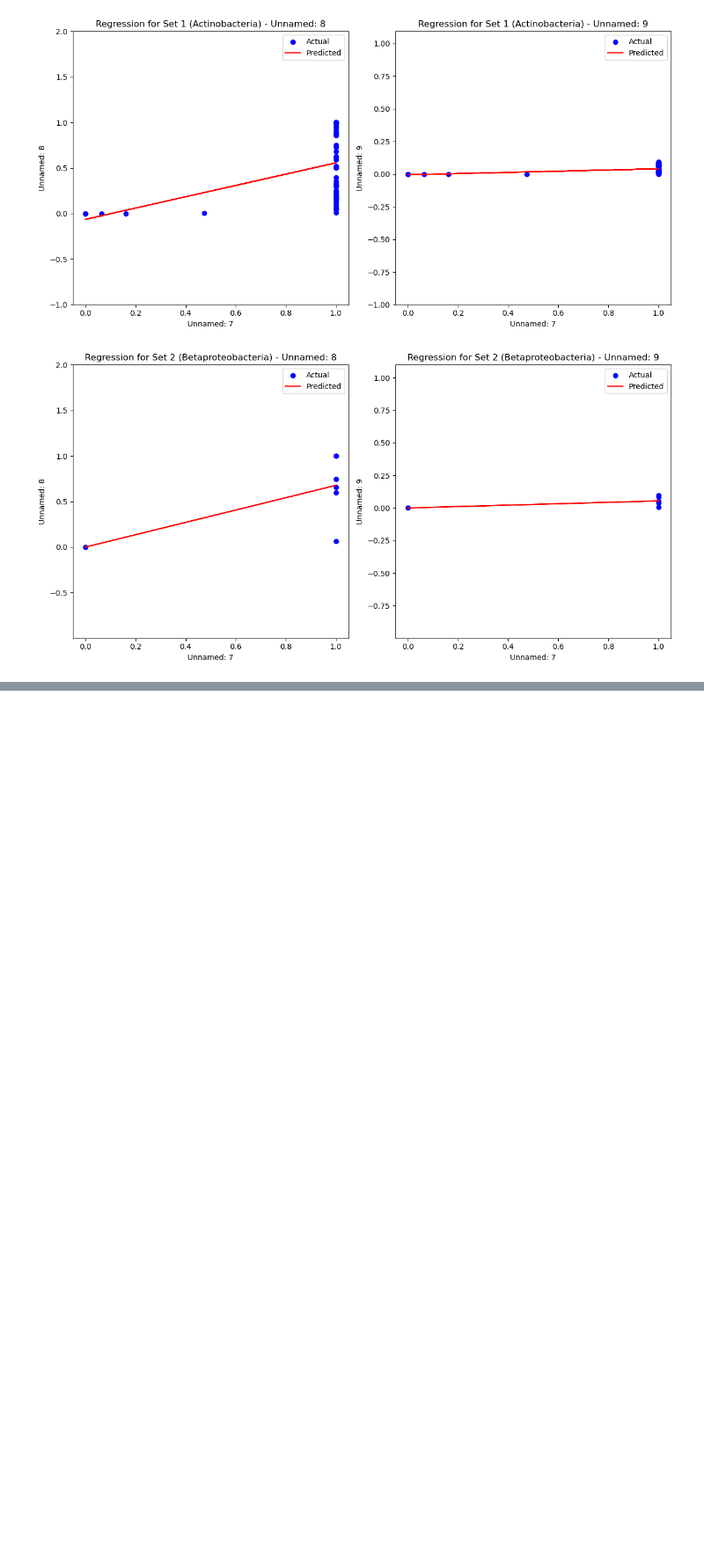
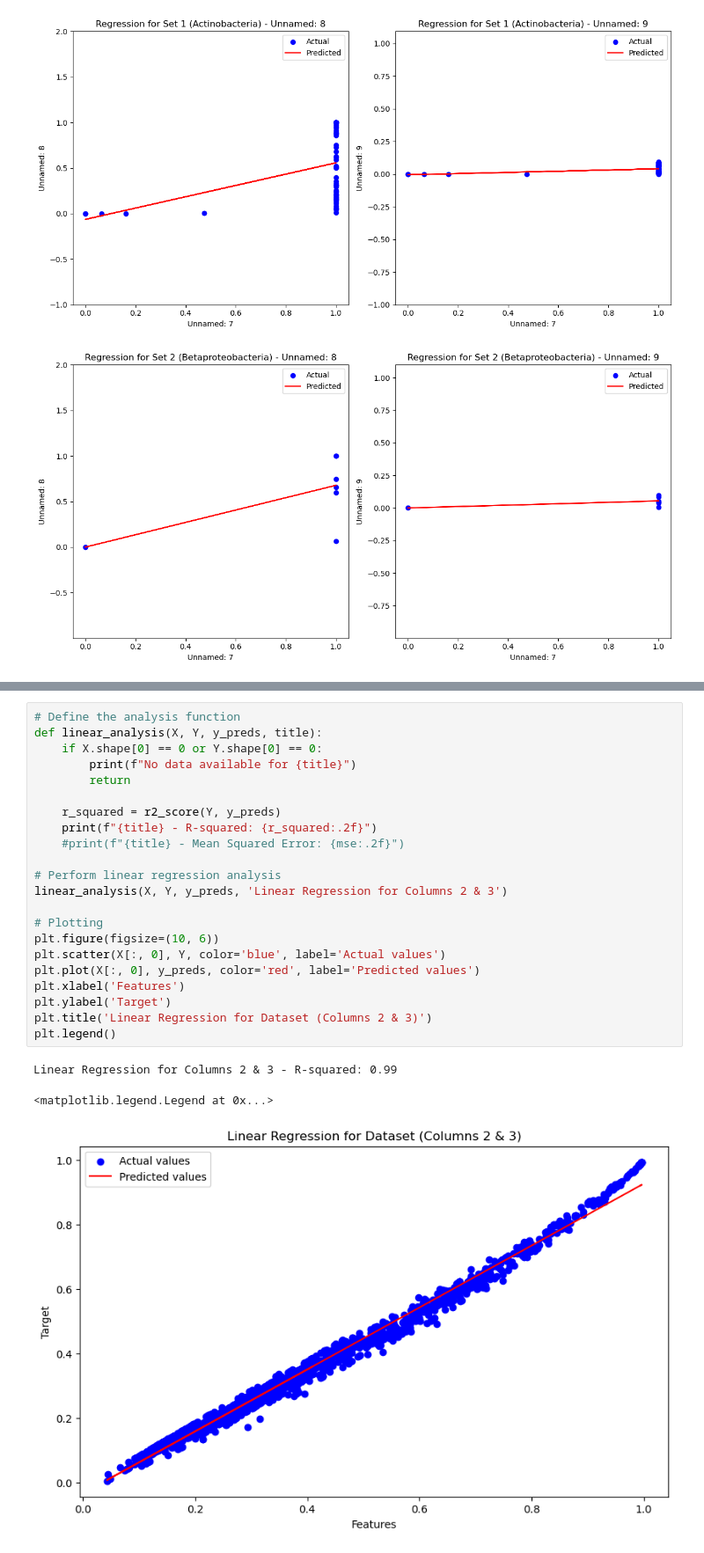
Before and after one commit to eternalshash/Research.IIT, a Jupyter notebook: s.choudhryS1/Model(s)s7.ipynb, the cells around one changed output, grey strips where cells are left out. Shown: that part at 88% size. Drawn from its saved outputs; the diff is of its cells as text; blank space fills up the shorter version.

```diff
--- a/s.choudhryS1/Model(s)s7.ipynb
+++ b/s.choudhryS1/Model(s)s7.ipynb
@@ -306,0 +327,26 @@ Y = filtered_df[filtered_df.columns[:-1]].values
+# %%
+# Define the analysis function
+def linear_analysis(X, Y, y_preds, title):
+    if X.shape[0] == 0 or Y.shape[0] == 0:
+        print(f"No data available for {title}")
+        return
+
+    r_squared = r2_score(Y, y_preds)
+    print(f"{title} - R-squared: {r_squared:.2f}")
+    #print(f"{title} - Mean Squared Error: {mse:.2f}")
+
+# Perform linear regression analysis
+linear_analysis(X, Y, y_preds, 'Linear Regression for Columns 2 & 3')
+
+# Plotting
+plt.figure(figsize=(10, 6))
+plt.scatter(X[:, 0], Y, color='blue', label='Actual values')
+plt.plot(X[:, 0], y_preds, color='red', label='Predicted values')
+plt.xlabel('Features')
+plt.ylabel('Target')
+plt.title('Linear Regression for Dataset (Columns 2 & 3)')
+plt.legend()
+# %% [output]
+Linear Regression for Columns 2 & 3 - R-squared: 0.99
+<matplotlib.legend.Legend at 0x...>
+[figure, added]
```
Also changed, not shown: parts of 3 cells of this notebook, 1 other file.
